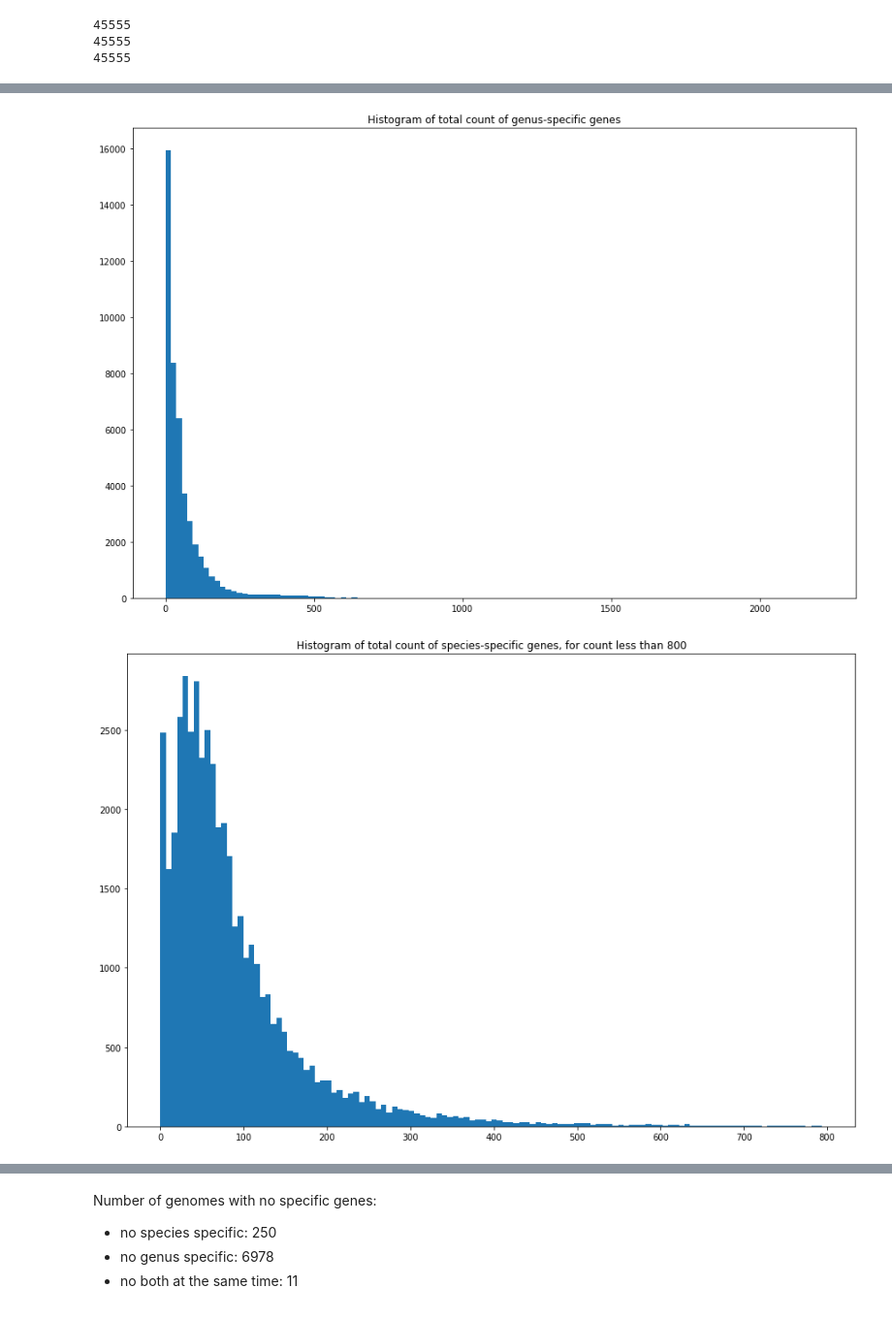
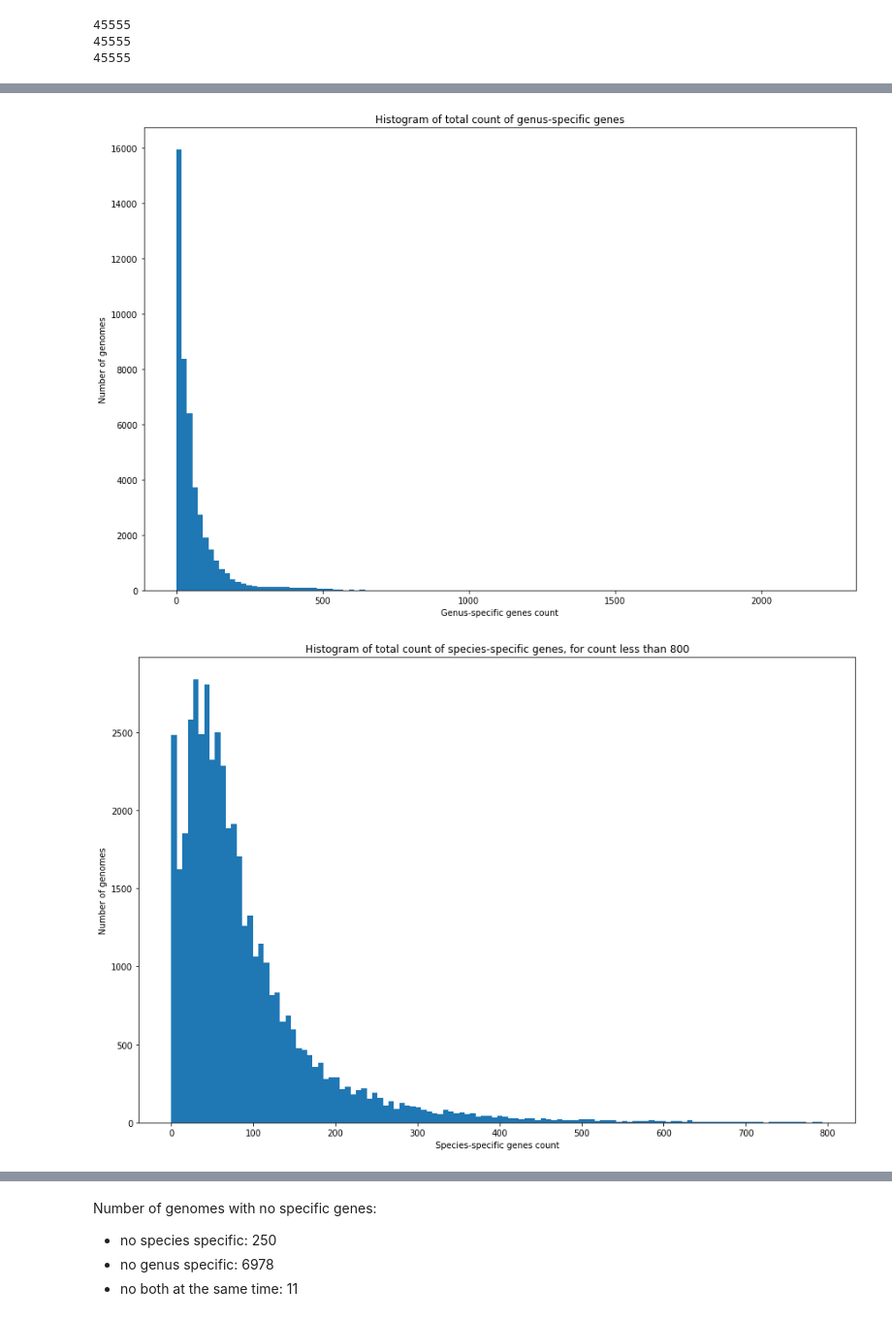
Before and after one commit to WojDob/Taxonomically-Restricted-Genes-Browser, a Jupyter notebook: analysis/how_many_are_specific.ipynb, the cells around one changed output, grey strips where cells are left out. Shown at 97% size. Cells and saved outputs as stored; diff of their text form; code cells hidden in the pictures.

Commit message:
Add correlation to plots

```diff
--- a/analysis/how_many_are_specific.ipynb
+++ b/analysis/how_many_are_specific.ipynb
@@ -162,19 +162,27 @@ from matplotlib import pyplot as plt
 
 plt.hist(count_values_species, bins=120)
 plt.title("Histogram of total count of species-specific genes")
+plt.xlabel("Species-specific genes count")
+plt.ylabel("Number of genomes")
 plt.gcf().set_size_inches(15, 10)
 plt.show()
 plt.hist(count_values_genus, bins=120)
 plt.title("Histogram of total count of genus-specific genes")
+plt.xlabel("Genus-specific genes count")
+plt.ylabel("Number of genomes")
 plt.gcf().set_size_inches(15, 10)
 plt.show()
 
 plt.hist([x for x in count_values_species if x < 800], bins=120)
 plt.title("Histogram of total count of species-specific genes, for count less than 800")
+plt.xlabel("Species-specific genes count")
+plt.ylabel("Number of genomes")
 plt.gcf().set_size_inches(15, 10)
 plt.show()
 plt.hist([x for x in count_values_genus if x < 800], bins=120)
 plt.title("Histogram of total count of genus-specific genes, for count less than 800")
+plt.xlabel("Genus-specific genes count")
+plt.ylabel("Number of genomes")
 plt.gcf().set_size_inches(15, 10)
 plt.show()
 # %% [output]
@@ -182,2 +190,2 @@ plt.show()
-[figure, old version]
+[figure, new version]
-[figure, old version]
+[figure, new version]
```
Also changed, not shown: parts of 6 cells of this notebook.
